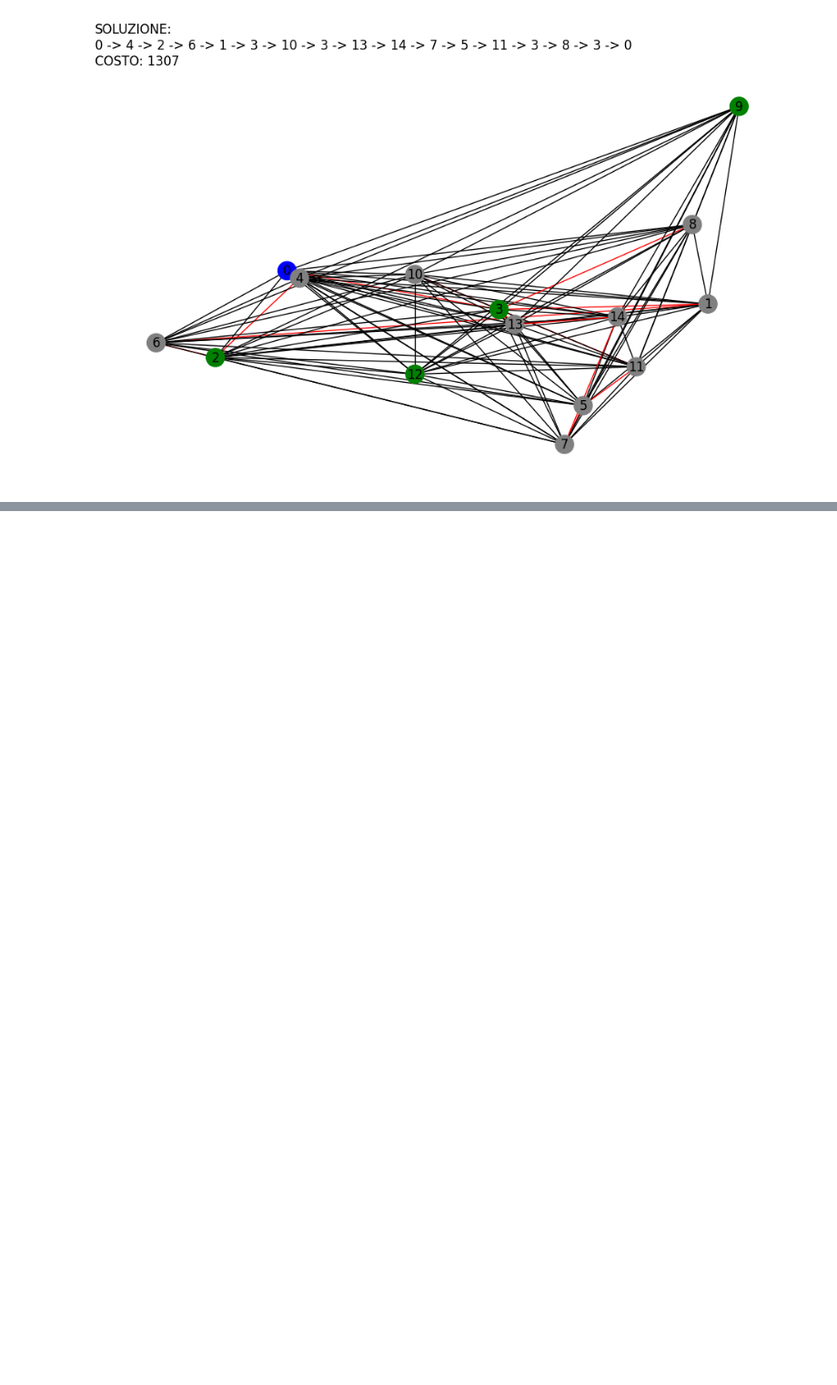
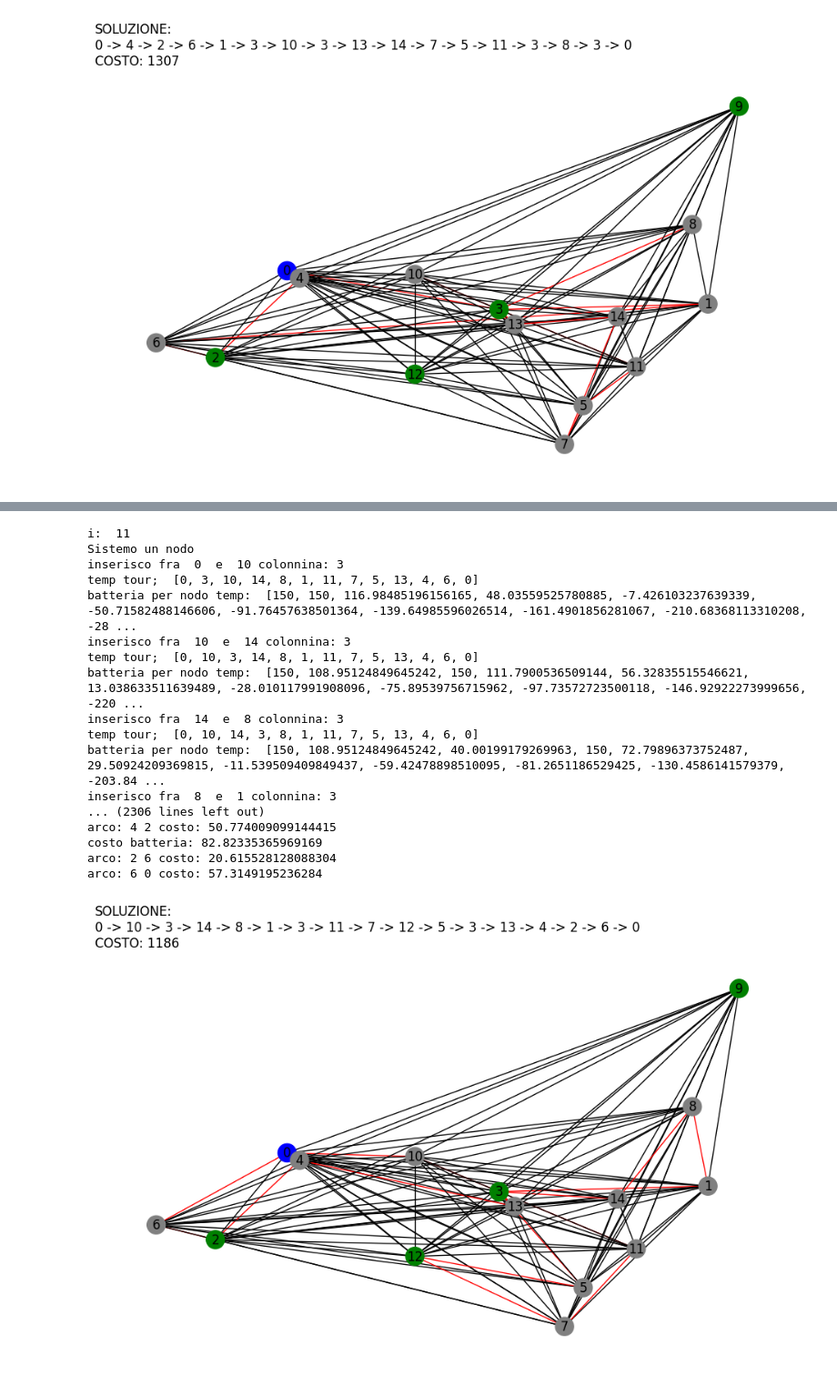
Before and after one commit to LorenzoColombi/G-TSP, a Jupyter notebook: GTSP.ipynb, the cells around one changed output, grey strips where cells are left out. Shown at 91% size. Saved outputs shown, nothing was run; the diff lists cells and outputs as text; code cells hidden in the pictures; blank space fills up the shorter version.

Commit message:
first local search

```diff
--- a/GTSP.ipynb
+++ b/GTSP.ipynb
@@ -500,0 +550,59 @@ arco: 3 0 costo: 71.16881339463234
+# %%
+#RICHIEDE L'ESECUZIONE DELLA CELLA PRECEDENTE E DI QUELLA CON LA GREEDY VOLUTA
+import networkx as nx
+import utility_function as uf
+
+#Caricamento del grafo da file
+#scelta istanza
+graph_file = "istances/graph.gml"
+batteria_max = 150
+
+#lettura grafo
+G = nx.read_gml(graph_file, destringizer=int)
+
+#applicazione algoritmo greedy
+soluzione, batteria_per_nodo = greedy_cheapest_insertion(G,batteria_max)
+
+#aggiungiamo le colonnine necessarie per renderla ammissibile
+soluzione, batteria_per_nodo = add_colonnine_to_tour(G, soluzione, batteria_per_nodo, batteria_max)
+
+#ricerca locale
+soluzione, batteria_per_nodo = local_city_swap(G, soluzione, batteria_per_nodo)
+
+
+#controllo se la soluzione siste
+if soluzione == None:
+    print("soluzione non trovata. Batteria insufficiente per raggiungere tutti i clienti")
+else:
+    print("soluzione trovata:")
+    print(soluzione)
+
+    print("batteria_per_nodo:")
+    print(batteria_per_nodo)
+
+    costo = uf.costo(G,soluzione, batteria_per_nodo)
+
+    #costo = uf.costo(G, soluzione, batteria_per_nodo)
+    #print("costo: ", costo)
+
+    #plot the solution
+    uf.draw_solution(G, soluzione , costo)
+# %% [output]
+i:  11
+Sistemo un nodo
+inserisco fra  0  e  10 colonnina: 3
+temp tour;  [0, 3, 10, 14, 8, 1, 11, 7, 5, 13, 4, 6, 0]
+batteria per nodo temp:  [150, 150, 116.98485196156165, 48.03559525780885, -7.426103237639339, -50.71582488146606, -91.76457638501364, -139.64985596026514, -161.4901856281067, -210.68368113310208, -28 ...
+inserisco fra  10  e  14 colonnina: 3
+temp tour;  [0, 10, 3, 14, 8, 1, 11, 7, 5, 13, 4, 6, 0]
+batteria per nodo temp:  [150, 108.95124849645242, 150, 111.7900536509144, 56.32835515546621, 13.038633511639489, -28.010117991908096, -75.89539756715962, -97.73572723500118, -146.92922273999656, -220 ...
+inserisco fra  14  e  8 colonnina: 3
+temp tour;  [0, 10, 14, 3, 8, 1, 11, 7, 5, 13, 4, 6, 0]
+batteria per nodo temp:  [150, 108.95124849645242, 40.00199179269963, 150, 72.79896373752487, 29.50924209369815, -11.539509409849437, -59.42478898510095, -81.2651186529425, -130.4586141579379, -203.84 ...
+inserisco fra  8  e  1 colonnina: 3
+... (2306 lines left out)
+arco: 4 2 costo: 50.774009099144415
+costo batteria: 82.82335365969169
+arco: 2 6 costo: 20.615528128088304
+arco: 6 0 costo: 57.3149195236284
+[figure, added]
```
Also changed, not shown: parts of 5 cells of this notebook, 1 other file.
